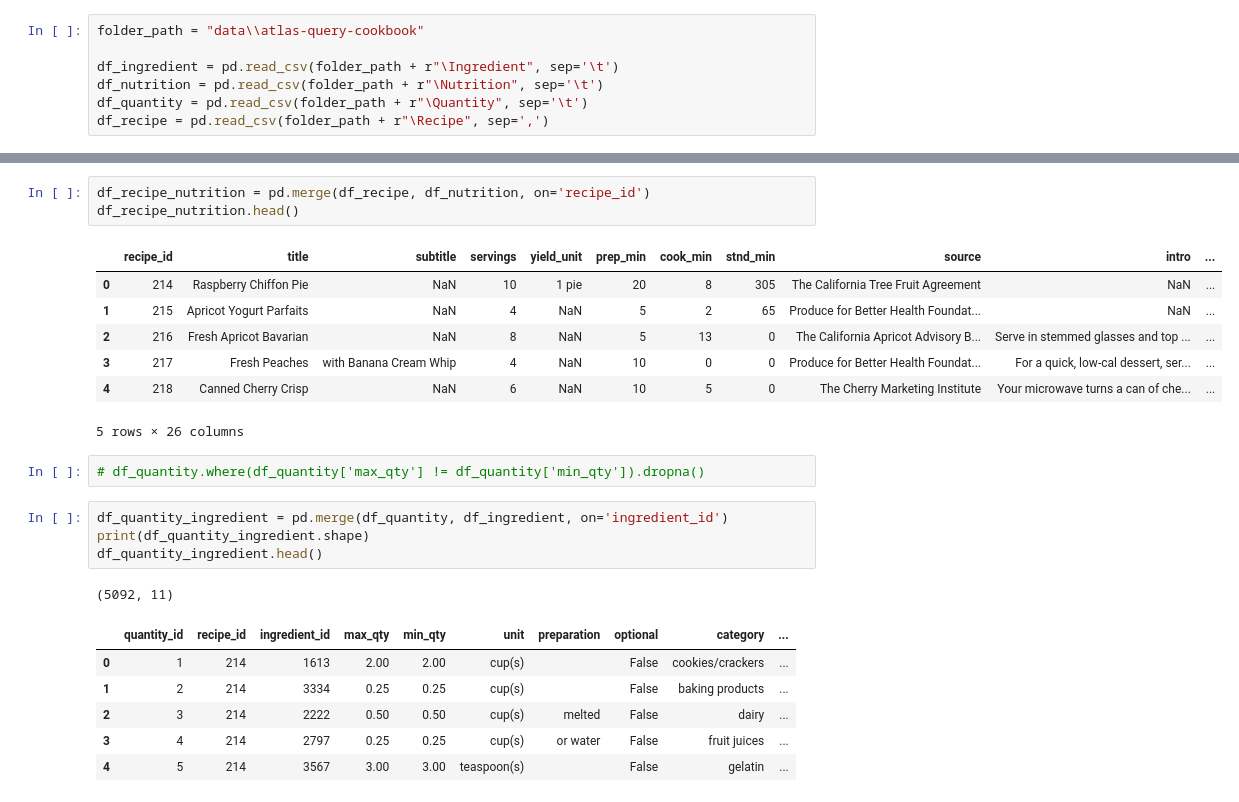
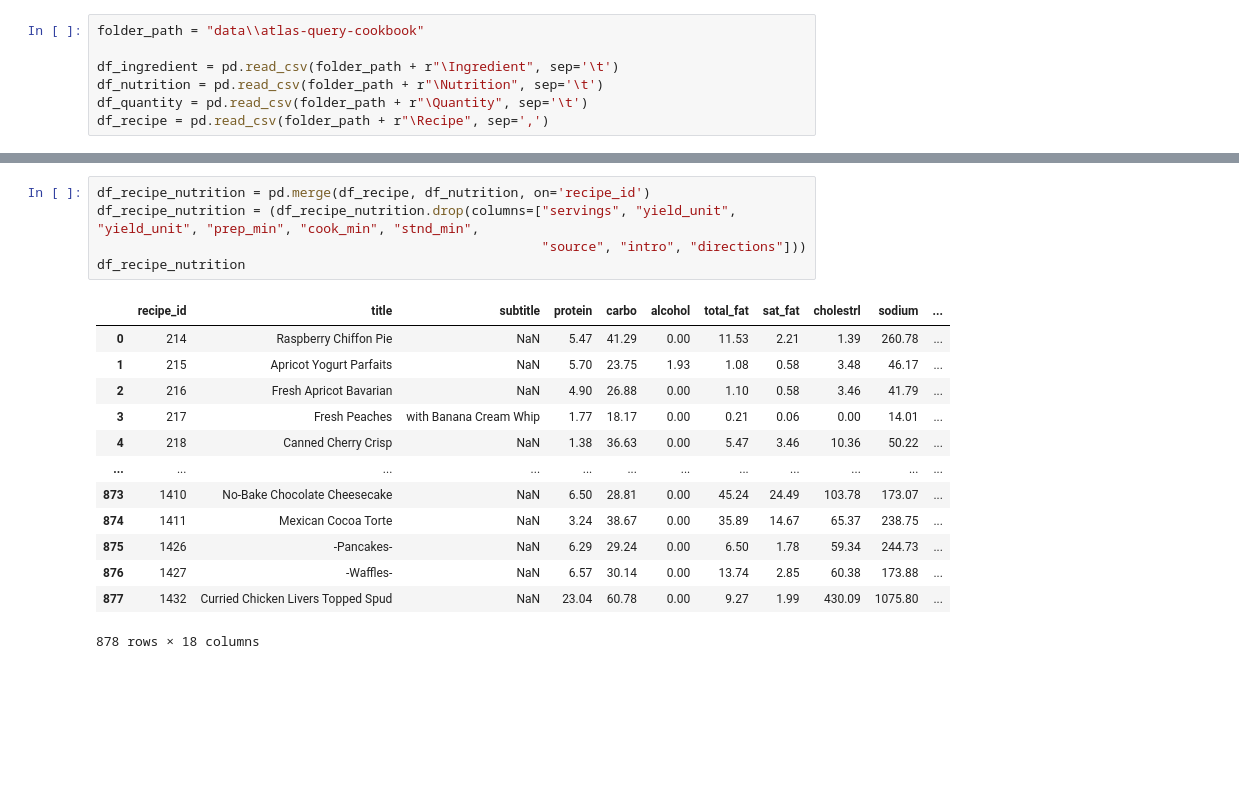
Before and after one commit to Dorukante/Knowledge-Engineering-2AMD20-, a Jupyter notebook: cleaning_recipes.ipynb, the cells around one changed output, grey strips where cells are left out. Cells and saved outputs as stored; diff of their text form; blank space fills up the shorter version.

Commit message:
Updated cleaning_recipes

```diff
--- a/cleaning_recipes.ipynb
+++ b/cleaning_recipes.ipynb
@@ -34,28 +38,22 @@ df_recipe = pd.read_csv(folder_path + r"\Recipe", sep=',')
 # %%
 df_recipe_nutrition = pd.merge(df_recipe, df_nutrition, on='recipe_id')
-df_recipe_nutrition.head()
+df_recipe_nutrition = (df_recipe_nutrition.drop(columns=["servings", "yield_unit", "yield_unit", "prep_min", "cook_min", "stnd_min",
+                                                         "source", "intro", "directions"]))
+df_recipe_nutrition
 # %% [output]
-|  | recipe_id | title | subtitle | servings | yield_unit | prep_min | cook_min | stnd_min | source | intro | ... |
-| 0 | 214 | Raspberry Chiffon Pie | NaN | 10 | 1 pie | 20 | 8 | 305 | The California Tree Fruit Agreement | NaN | ... |
-| 1 | 215 | Apricot Yogurt Parfaits | NaN | 4 | NaN | 5 | 2 | 65 | Produce for Better Health Foundat... | NaN | ... |
-| 2 | 216 | Fresh Apricot Bavarian | NaN | 8 | NaN | 5 | 13 | 0 | The California Apricot Advisory B... | Serve in stemmed glasses and top ... | ... |
-| 3 | 217 | Fresh Peaches | with Banana Cream Whip | 4 | NaN | 10 | 0 | 0 | Produce for Better Health Foundat... | For a quick, low-cal dessert, ser... | ... |
-| 4 | 218 | Canned Cherry Crisp | NaN | 6 | NaN | 10 | 5 | 0 | The Cherry Marketing Institute | Your microwave turns a can of che... | ... |
+|  | recipe_id | title | subtitle | protein | carbo | alcohol | total_fat | sat_fat | cholestrl | sodium | ... |
+| 0 | 214 | Raspberry Chiffon Pie | NaN | 5.47 | 41.29 | 0.00 | 11.53 | 2.21 | 1.39 | 260.78 | ... |
+| 1 | 215 | Apricot Yogurt Parfaits | NaN | 5.70 | 23.75 | 1.93 | 1.08 | 0.58 | 3.48 | 46.17 | ... |
+| 2 | 216 | Fresh Apricot Bavarian | NaN | 4.90 | 26.88 | 0.00 | 1.10 | 0.58 | 3.46 | 41.79 | ... |
+| 3 | 217 | Fresh Peaches | with Banana Cream Whip | 1.77 | 18.17 | 0.00 | 0.21 | 0.06 | 0.00 | 14.01 | ... |
+| 4 | 218 | Canned Cherry Crisp | NaN | 1.38 | 36.63 | 0.00 | 5.47 | 3.46 | 10.36 | 50.22 | ... |
+| ... | ... | ... | ... | ... | ... | ... | ... | ... | ... | ... | ... |
+| 873 | 1410 | No-Bake Chocolate Cheesecake | NaN | 6.50 | 28.81 | 0.00 | 45.24 | 24.49 | 103.78 | 173.07 | ... |
+| 874 | 1411 | Mexican Cocoa Torte | NaN | 3.24 | 38.67 | 0.00 | 35.89 | 14.67 | 65.37 | 238.75 | ... |
+| 875 | 1426 | -Pancakes- | NaN | 6.29 | 29.24 | 0.00 | 6.50 | 1.78 | 59.34 | 244.73 | ... |
+| 876 | 1427 | -Waffles- | NaN | 6.57 | 30.14 | 0.00 | 13.74 | 2.85 | 60.38 | 173.88 | ... |
+| 877 | 1432 | Curried Chicken Livers Topped Spud | NaN | 23.04 | 60.78 | 0.00 | 9.27 | 1.99 | 430.09 | 1075.80 | ... |
-5 rows × 26 columns
+878 rows × 18 columns
-# %%
-# df_quantity.where(df_quantity['max_qty'] != df_quantity['min_qty']).dropna()
-# %%
-df_quantity_ingredient = pd.merge(df_quantity, df_ingredient, on='ingredient_id')
-print(df_quantity_ingredient.shape)
-df_quantity_ingredient.head()
-# %% [output]
-(5092, 11)
-|  | quantity_id | recipe_id | ingredient_id | max_qty | min_qty | unit | preparation | optional | category | ... |
-| 0 | 1 | 214 | 1613 | 2.00 | 2.00 | cup(s) |  | False | cookies/crackers | ... |
-| 1 | 2 | 214 | 3334 | 0.25 | 0.25 | cup(s) |  | False | baking products | ... |
-| 2 | 3 | 214 | 2222 | 0.50 | 0.50 | cup(s) | melted | False | dairy | ... |
-| 3 | 4 | 214 | 2797 | 0.25 | 0.25 | cup(s) | or water | False | fruit juices | ... |
-| 4 | 5 | 214 | 3567 | 3.00 | 3.00 | teaspoon(s) |  | False | gelatin | ... |
 # %%
 df_all = pd.merge(df_recipe_nutrition, df_quantity_ingredient, on='recipe_id')
 df_all.columns
```
Also changed, not shown: parts of 8 cells of this notebook.
